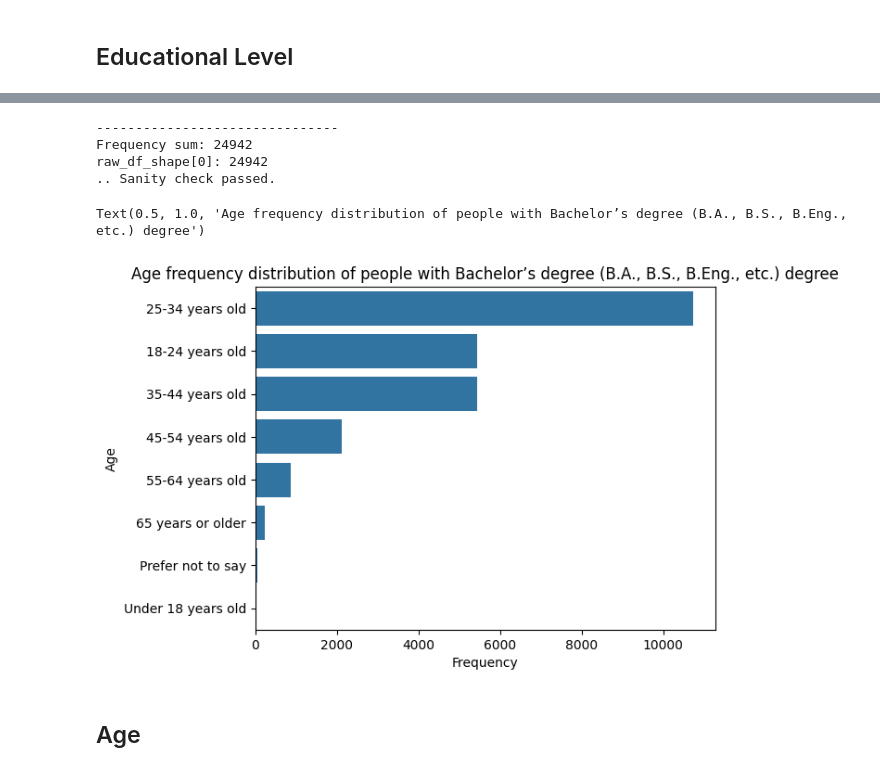
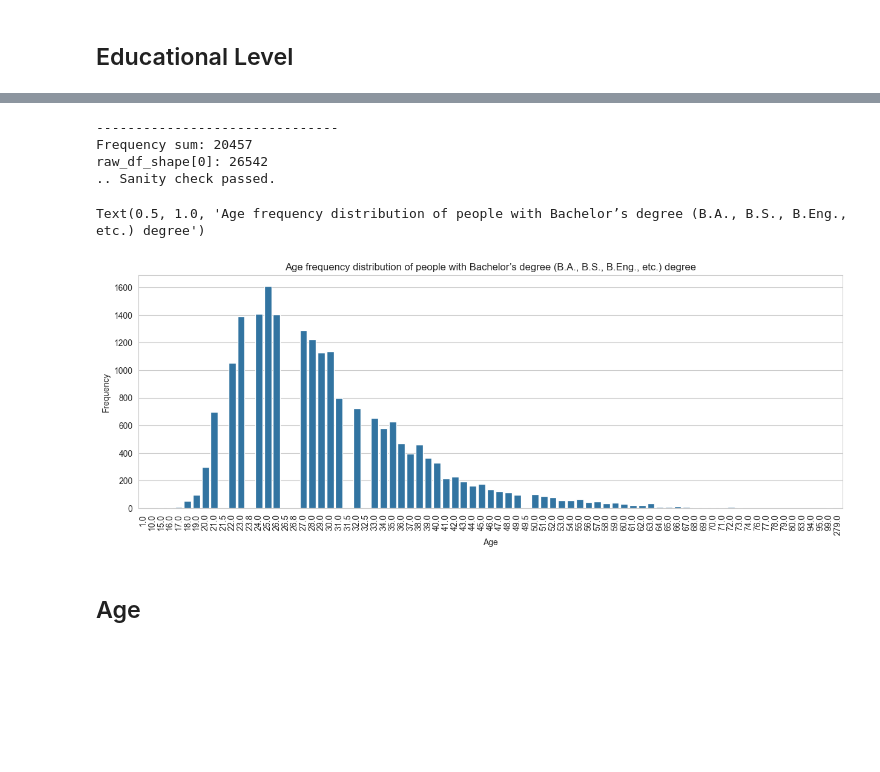
Before and after one commit to Momellouky/jobme, a Jupyter notebook: notebooks/02_data_analysis.ipynb, the cells around one changed output, grey strips where cells are left out. Saved outputs shown, nothing was run; the diff lists cells and outputs as text; code cells hidden in the pictures; blank space fills up the shorter version.

```diff
--- a/notebooks/02_data_analysis.ipynb
+++ b/notebooks/02_data_analysis.ipynb
@@ -394,23 +425,26 @@ print(f"-------------------------------")
 print(f"Frequency sum: {int(freq_sum)}")
 print(f"raw_df_shape[0]: {int(raw_df_shape)}")
 
-
-if freq_sum == raw_df_shape:
+age_df_nan = raw_df[raw_df['EdLevel'] == 'Bachelor’s degree (B.A., B.S., B.Eng., etc.)']['Age'].isna().sum()
+if freq_sum == raw_df_shape - age_df_nan:
     print(f".. Sanity check passed. ")
 else:
     print(f".. Sanity check failed. ")
 # %% [output]
 -------------------------------
-Frequency sum: 24942
-raw_df_shape[0]: 24942
+Frequency sum: 20457
+raw_df_shape[0]: 26542
 .. Sanity check passed.
 # %%
 age_freq_sorted_df = age_freq_df.sort_values(by='Frequency', ascending=False)
-sns.barplot(data= age_freq_sorted_df, x=age_freq_sorted_df['Frequency'], y=age_freq_sorted_df['Age'])
+
+plt.figure(figsize=(15,5))
+sns.barplot(data= age_freq_sorted_df, y=age_freq_sorted_df['Frequency'], x=age_freq_sorted_df['Age'])
+plt.xticks(rotation=90)
 plt.title("Age frequency distribution of people with Bachelor’s degree (B.A., B.S., B.Eng., etc.) degree")
 # %% [output]
 Text(0.5, 1.0, 'Age frequency distribution of people with Bachelor’s degree (B.A., B.S., B.Eng., etc.) degree')
-[figure, old version]
+[figure, new version]
 # %% [markdown]
 ## Age
 # %%
```
Also changed, not shown: parts of 20 cells of this notebook.
